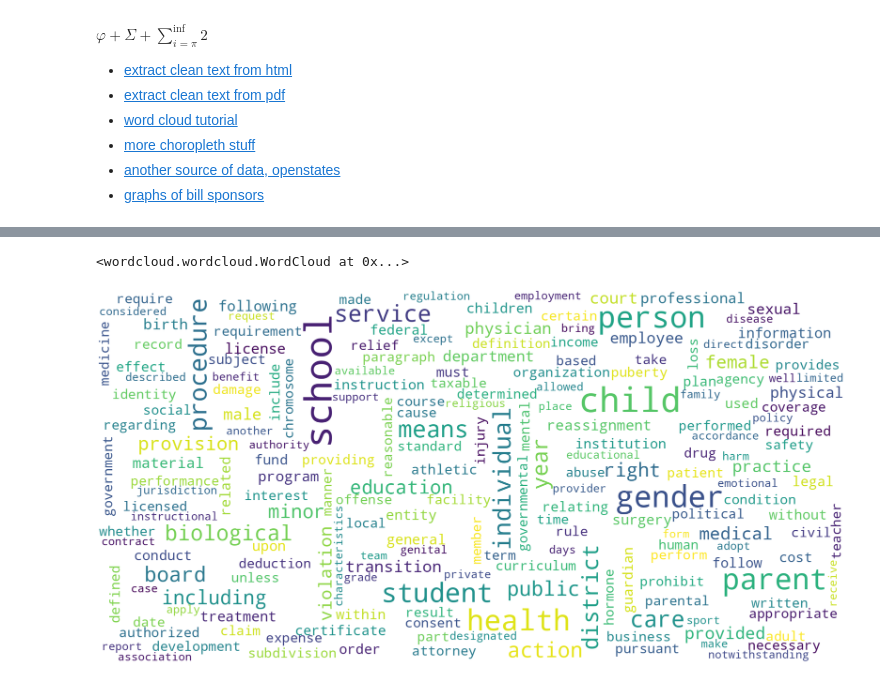
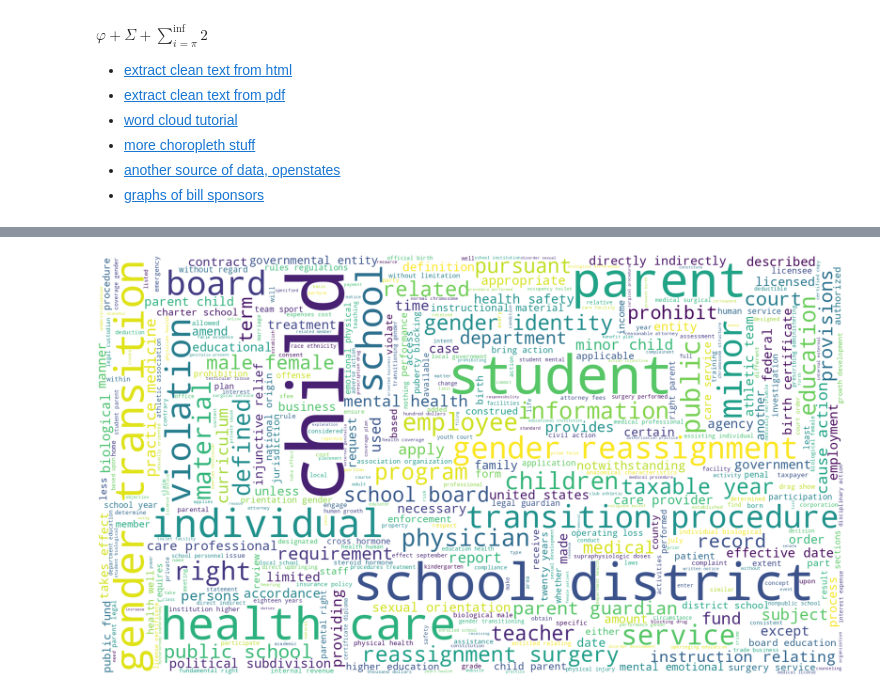
Before and after one commit to amy-langley/tracking-trans-hate-bills, a Jupyter notebook: word_freq.ipynb, the cells around one changed output, grey strips where cells are left out. Saved outputs shown, nothing was run; the diff lists cells and outputs as text; code cells hidden in the pictures.

```diff
--- a/word_freq.ipynb
+++ b/word_freq.ipynb
@@ -13,6 +13,7 @@ import glob
 from itertools import islice
 import json
 import matplotlib.pyplot as plt
+from PyPDF2 import PdfReader
 from wordcloud import WordCloud, STOPWORDS
 
 # Define a function to plot word cloud
@@ -38,14 +39,29 @@ def extract_html_file(file_path: str):
     # break multi-headlines into a line each
     chunks = (phrase.strip() for line in lines for phrase in line.split("  "))
     # drop blank lines
-    text = '\n'.join(chunk for chunk in chunks if chunk)
+    text = "\n".join(chunk for chunk in chunks if chunk)
+
+    return text
+
+def extract_pdf_file(file_path: str):
+    text = ''
+    reader = PdfReader(file_path)
+    for page in reader.pages:
+        all_text = text + "\n" + page.extract_text()
 
     return text
 
 corpus = ''
+
 for file in glob.glob('bills/*.html'):
     try:
-        corpus = corpus + extract_html_file(file)
+        corpus = corpus + "\n" + extract_html_file(file)
+    except Exception as e:
+        print(f'Failed to extract text from {file}: {e}')
+
+for file in glob.glob('bills/*.pdf'):
+    try:
+        corpus = corpus + "\n" + extract_pdf_file(file)
     except Exception as e:
         print(f'Failed to extract text from {file}: {e}')
 
@@ -75,38 +99,39 @@ STOPWORDS.update(custom_stopwords)
 #supported values are 'Accent', 'Accent_r', 'Blues', 'Blues_r', 'BrBG', 'BrBG_r', 'BuGn', 'BuGn_r', 'BuPu', 'BuPu_r', 'CMRmap', 'CMRmap_r',
 # 'Dark2', 'Dark2_r', 'GnBu', 'GnBu_r', 'Greens', 'Greens_r', 'Greys', 'Greys_r', 'OrRd', 'OrRd_r', 'Oranges', 'Oranges_r', 'PRGn', 'PRGn_r',
 # 'Paired', 'Paired_r', 'Pastel1', 'Pastel1_r', 'Pastel2', 'Pastel2_r', 'PiYG', 'PiYG_r', 'PuBu', 'PuBuGn', 'PuBuGn_r', 'PuBu_r', 'PuOr', 'PuOr_r',
 # 'PuRd', 'PuRd_r', 'Purples', 'Purples_r', 'RdBu', 'RdBu_r', 'RdGy', 'RdGy_r', 'RdPu', 'RdPu_r', 'RdYlBu', 'RdYlBu_r', 'RdYlGn', 'RdYlGn_r',
 # 'Reds', 'Reds_r', 'Set1', 'Set1_r', 'Set2', 'Set2_r', 'Set3', 'Set3_r', 'Spectral', 'Spectral_r', 'Wistia', 'Wistia_r', 'YlGn', 'YlGnBu', 'YlGnBu_r',
 # 'YlGn_r', 'YlOrBr', 'YlOrBr_r', 'YlOrRd', 'YlOrRd_r', 'afmhot', 'afmhot_r', 'autumn', 'autumn_r', 'binary', 'binary_r', 'bone', 'bone_r', 'brg',
 # 'brg_r', 'bwr', 'bwr_r', 'cividis', 'cividis_r', 'cool', 'cool_r', 'coolwarm', 'coolwarm_r', 'copper', 'copper_r', 'cubehelix', 'cubehelix_r', 'flag',
 # 'flag_r', 'gist_earth', 'gist_earth_r', 'gist_gray', 'gist_gray_r', 'gist_heat', 'gist_heat_r', 'gist_ncar', 'gist_ncar_r', 'gist_rainbow',
 # 'gist_rainbow_r', 'gist_stern', 'gist_stern_r', 'gist_yarg', 'gist_yarg_r', 'gnuplot', 'gnuplot2', 'gnuplot2_r', 'gnuplot_r', 'gray', 'gray_r',
 # 'hot', 'hot_r', 'hsv', 'hsv_r', 'inferno', 'inferno_r', 'jet', 'jet_r', 'magma', 'magma_r', 'nipy_spectral', 'nipy_spectral_r', 'ocean', 'ocean_r',
 # 'pink', 'pink_r', 'plasma', 'plasma_r', 'prism', 'prism_r', 'rainbow', 'rainbow_r', 'seismic', 'seismic_r', 'spring', 'spring_r', 'summer', 'summer_r',
 # 'tab10', 'tab10_r', 'tab20', 'tab20_r', 'tab20b', 'tab20b_r', 'tab20c', 'tab20c_r', 'terrain', 'terrain_r', 'turbo', 'turbo_r', 'twilight', 'twilight_r',
 # 'twilight_shifted', 'twilight_shifted_r', 'viridis', 'viridis_r', 'winter', 'winter_r'
 
 # Generate word cloud
 wordcloud = WordCloud(
-    width=2000,
-    height=1000,
+    width=1920,
+    height=1080,
     random_state=2,
     background_color='white',
     colormap='viridis',
-    collocations=False,
+    collocations=True,
+    collocation_threshold=50,
     stopwords=STOPWORDS,
-    max_words=500,
+    max_words=1000,
     min_word_length=4,
-    max_font_size=100,
+    max_font_size=200,
     min_font_size=10,
-    relative_scaling=0.6,
+    relative_scaling=0.8,
+    prefer_horizontal=0.7,
 )
 
 wordcloud_plot = wordcloud.generate(corpus)
 
 # Plot
 wordcloud_plot.to_file('cloud.png')
 plot_cloud(wordcloud_plot)
 # %% [output]
-<wordcloud.wordcloud.WordCloud at 0x...>
-[figure, old version]
+[figure, new version]
```
Also changed, not shown: parts of 1 cell of this notebook, 4 other files.
